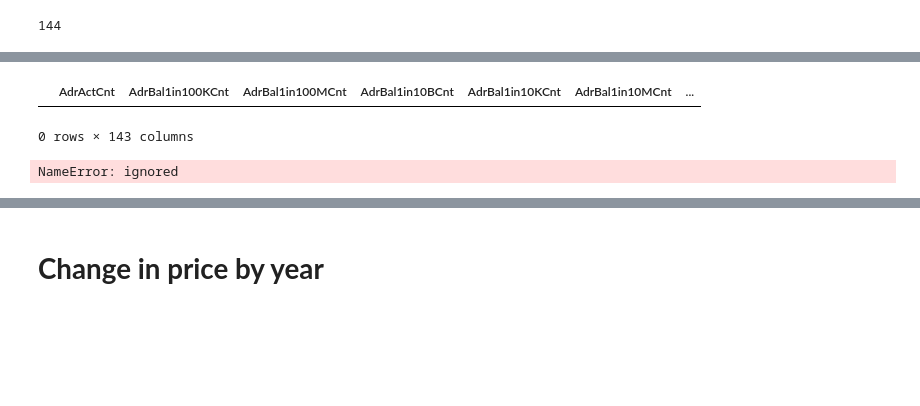
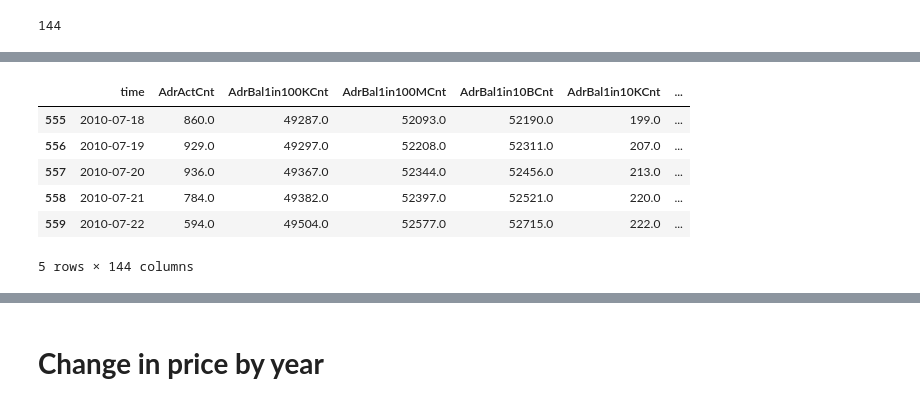
Before and after one commit to ostapkharysh/CryptocurrencyPredictionOnFundamentalData, a Jupyter notebook: Cryptoasset_price.ipynb, the cells around one changed output, grey strips where cells are left out. Cells and saved outputs as stored; diff of their text form; code cells hidden in the pictures; blank space fills up the shorter version.

```diff
--- a/Cryptoasset_price.ipynb
+++ b/Cryptoasset_price.ipynb
@@ -268,10 +157,0 @@ len(dfCorr.columns)
-# %%
-filteredDf
-# %% [output]
-|  | AdrActCnt | AdrBal1in100KCnt | AdrBal1in100MCnt | AdrBal1in10BCnt | AdrBal1in10KCnt | AdrBal1in10MCnt | ... |
-0 rows × 143 columns
-# %%
-btc_price['date'] = pd.to_datetime(btc_price['date'], format='%Y-%m-%d')
-btc_price['year'] = btc_price['date'].dt.to_period('Y')
-# %% [output]
-NameError: ignored
@@ -282,0 +160,12 @@ def make_dataset_from_ts(d, num_x=10, value=None):
+# %%
+btc = btc[btc['PriceUSD'].isna() == False]
+# %%
+btc.head()
+# %% [output]
+|  | time | AdrActCnt | AdrBal1in100KCnt | AdrBal1in100MCnt | AdrBal1in10BCnt | AdrBal1in10KCnt | ... |
+| 555 | 2010-07-18 | 860.0 | 49287.0 | 52093.0 | 52190.0 | 199.0 | ... |
+| 556 | 2010-07-19 | 929.0 | 49297.0 | 52208.0 | 52311.0 | 207.0 | ... |
+| 557 | 2010-07-20 | 936.0 | 49367.0 | 52344.0 | 52456.0 | 213.0 | ... |
+| 558 | 2010-07-21 | 784.0 | 49382.0 | 52397.0 | 52521.0 | 220.0 | ... |
+| 559 | 2010-07-22 | 594.0 | 49504.0 | 52577.0 | 52715.0 | 222.0 | ... |
+5 rows × 144 columns
```
Also changed, not shown: parts of 76 cells of this notebook.
